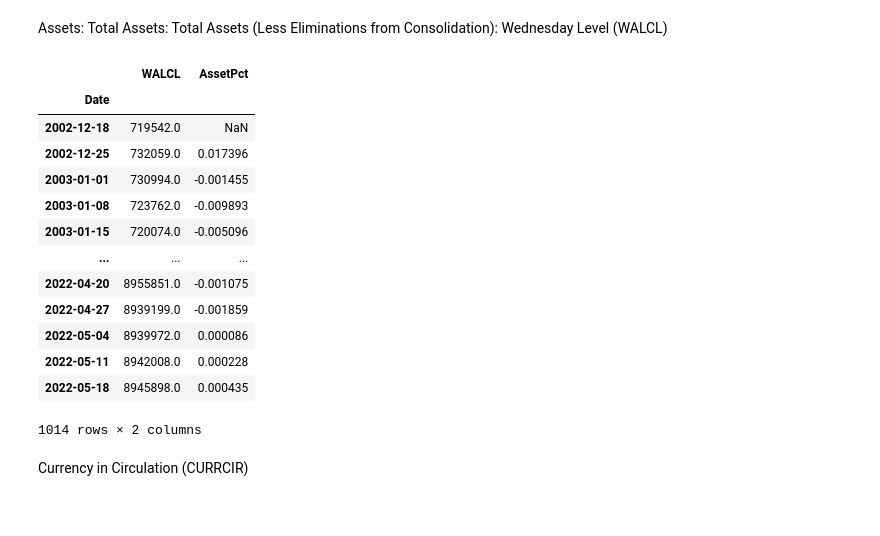
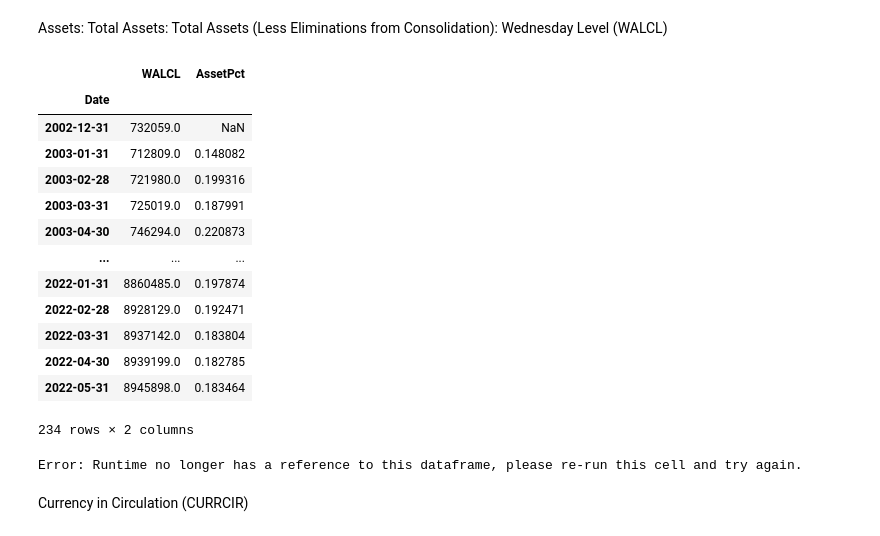
Before and after one commit to Gavinlai01/FINA5270-IndividualReport, a Jupyter notebook: Individual Report.ipynb, the cells around one changed output. Saved outputs shown, nothing was run; the diff lists cells and outputs as text; code cells hidden in the pictures.

```diff
--- a/Individual Report.ipynb
+++ b/Individual Report.ipynb
@@ -84,23 +74,27 @@ CPILFESL
 Assets: Total Assets: Total Assets (Less Eliminations from Consolidation): Wednesday Level (WALCL)
 # %%
 WALCL = Get_Data('WALCL')
+WALCL = WALCL.resample('M').last()
 WALCL['AssetPct'] = WALCL['WALCL'].pct_change()
+min_max_scaler = MinMaxScaler()
+WALCL[["AssetPct"]] = min_max_scaler.fit_transform(WALCL[["AssetPct"]])
 WALCL
 # %% [output]
 |  | WALCL | AssetPct |
 | Date |  |  |
-| 2002-12-18 | 719542.0 | NaN |
-| 2002-12-25 | 732059.0 | 0.017396 |
-| 2003-01-01 | 730994.0 | -0.001455 |
-| 2003-01-08 | 723762.0 | -0.009893 |
-| 2003-01-15 | 720074.0 | -0.005096 |
+| 2002-12-31 | 732059.0 | NaN |
+| 2003-01-31 | 712809.0 | 0.148082 |
+| 2003-02-28 | 721980.0 | 0.199316 |
+| 2003-03-31 | 725019.0 | 0.187991 |
+| 2003-04-30 | 746294.0 | 0.220873 |
 | ... | ... | ... |
-| 2022-04-20 | 8955851.0 | -0.001075 |
-| 2022-04-27 | 8939199.0 | -0.001859 |
-| 2022-05-04 | 8939972.0 | 0.000086 |
-| 2022-05-11 | 8942008.0 | 0.000228 |
-| 2022-05-18 | 8945898.0 | 0.000435 |
+| 2022-01-31 | 8860485.0 | 0.197874 |
+| 2022-02-28 | 8928129.0 | 0.192471 |
+| 2022-03-31 | 8937142.0 | 0.183804 |
+| 2022-04-30 | 8939199.0 | 0.182785 |
+| 2022-05-31 | 8945898.0 | 0.183464 |
-1014 rows × 2 columns
+234 rows × 2 columns
+Error: Runtime no longer has a reference to this dataframe, please re-run this cell and try again.
 # %% [markdown]
 Currency in Circulation (CURRCIR)
 # %%
```
Also changed, not shown: parts of 20 cells of this notebook.
